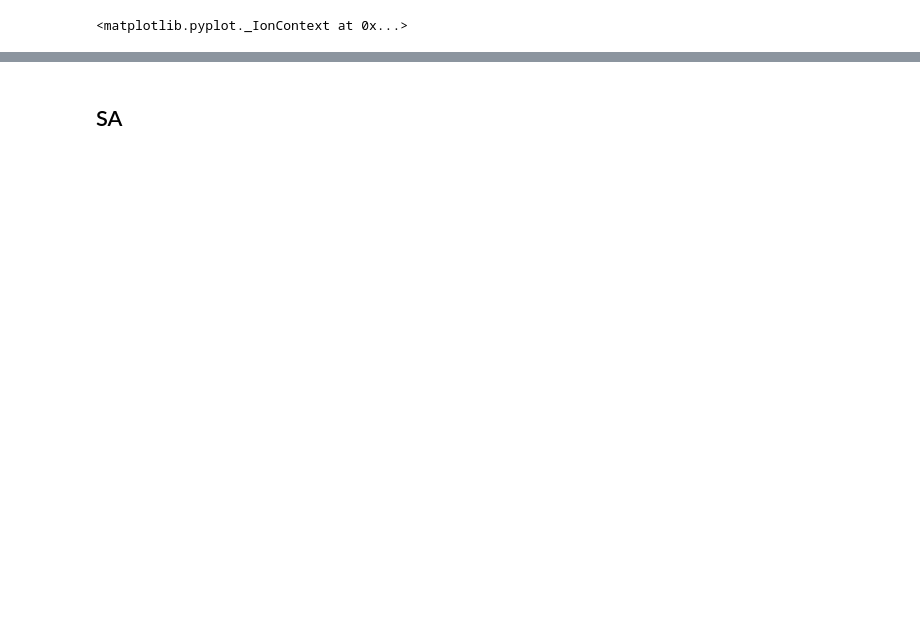
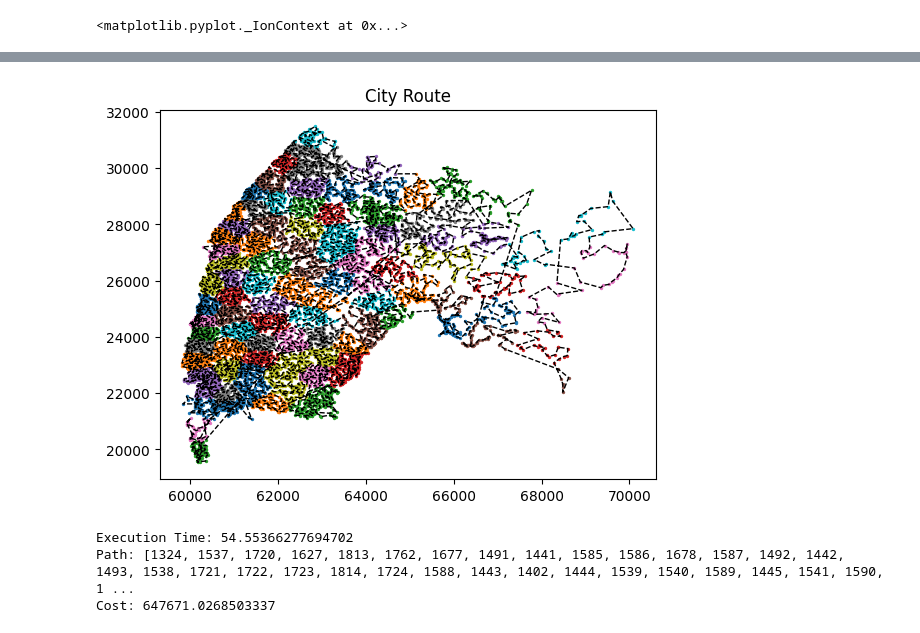
Before and after one commit to robinjoo1015/artificial-intelligence-2022-2, a Jupyter notebook: MIDTERM/SA_Large_20184757_주영석.ipynb, the cells around one changed output, grey strips where cells are left out. Saved outputs shown, nothing was run; the diff lists cells and outputs as text; code cells hidden in the pictures; blank space fills up the shorter version.

```diff
--- a/MIDTERM/SA_Large_20184757_주영석.ipynb
+++ b/MIDTERM/SA_Large_20184757_주영석.ipynb
@@ -409,4 +31,0 @@ path_map = euclidean_distances(coord_list, coord_list)
-# %%
-cluster_path_map = np.zeros((np.max(KMean.labels_)+1, np.max(KMean.labels_)+1))
-cluster_min_idx = np.zeros((np.max(KMean.labels_)+1, np.max(KMean.labels_)+1, 2))
-cluster_path_map.shape, cluster_min_idx.shape, cluster_path_map
@@ -677,3 +31,0 @@ path_map[2972, 2906], path_map[2972, 1934], path_map[2907, 2906], path_map[2907,
-# %%
-for c in range(n_cluster):
-    greedy_cities()
@@ -681,0 +78,25 @@ for c in range(n_cluster):
+# %%
+# greedy function for single cluster path
+def greedy_cities(city_idx, path_map, start_idx, end_idx):
+    cities_path = np.zeros(city_idx.shape[0], dtype=np.int32)
+    cities_path[0], cities_path[-1] = start_idx, end_idx
+    cities_path_map = np.full(path_map.shape, fill_value=np.inf)
+    cities_path_map[np.ix_(city_idx, city_idx)] = path_map[np.ix_(city_idx, city_idx)]
+    cities_tovisit = np.ones((path_map.shape[0]), dtype=np.bool_)
+#     np.where(cities_path_map<np.inf,True,False)
+    cities_tovisit[start_idx] = False
+    cities_tovisit[end_idx] = False
+    for i in range(1, city_idx.shape[0] - 1):
+        start_idx = cities_path[i - 1]
+        distance_from_start = cities_path_map[start_idx, :]
+        nearest_list = np.argsort(distance_from_start)
+        for idx in range(len(nearest_list)):
+            if cities_tovisit[nearest_list[idx]]:
+                nearest_city = nearest_list[idx]
+                break
+        cities_tovisit[nearest_city] = False
+
+        cities_path_map[start_idx, nearest_city] = np.inf
+
+        cities_path[i] = nearest_city
+    return cities_path
@@ -689,2 +349,0 @@ FIRST_IDX = 0
-# %% [markdown]
-## SA
@@ -822,22 +350,17 @@ def sa(path_map, path, coord_list):
 # %%
-# Initialization ###############
-initialize = initialize_greedy
-################################
-
-# Step 1
 try:
     coord_list = fileloader()
 except Exception as e:
     print('예외 발생', e)
     sys.exit()
 
 start_time = time.time()
-# Step 2
-path_map, path = initialize(coord_list, FIRST_IDX)
-
-# Step 3
-best_path, best_cost = sa(path_map, path, coord_list)
-
+best_path, best_cost = sa_large(coord_list)
 print('Execution Time: ' + str(time.time() - start_time))
 print('Path: ' + str(best_path.tolist()))
 print('Cost: ' + str(best_cost))
+# %% [output]
+[figure, added]
+Execution Time: 54.55366277694702
+Path: [1324, 1537, 1720, 1627, 1813, 1762, 1677, 1491, 1441, 1585, 1586, 1678, 1587, 1492, 1442, 1493, 1538, 1721, 1722, 1723, 1814, 1724, 1588, 1443, 1402, 1444, 1539, 1540, 1589, 1445, 1541, 1590, 1 ...
+Cost: 647671.0268503337
```
Also changed, not shown: parts of 61 cells of this notebook, 7 other files.
